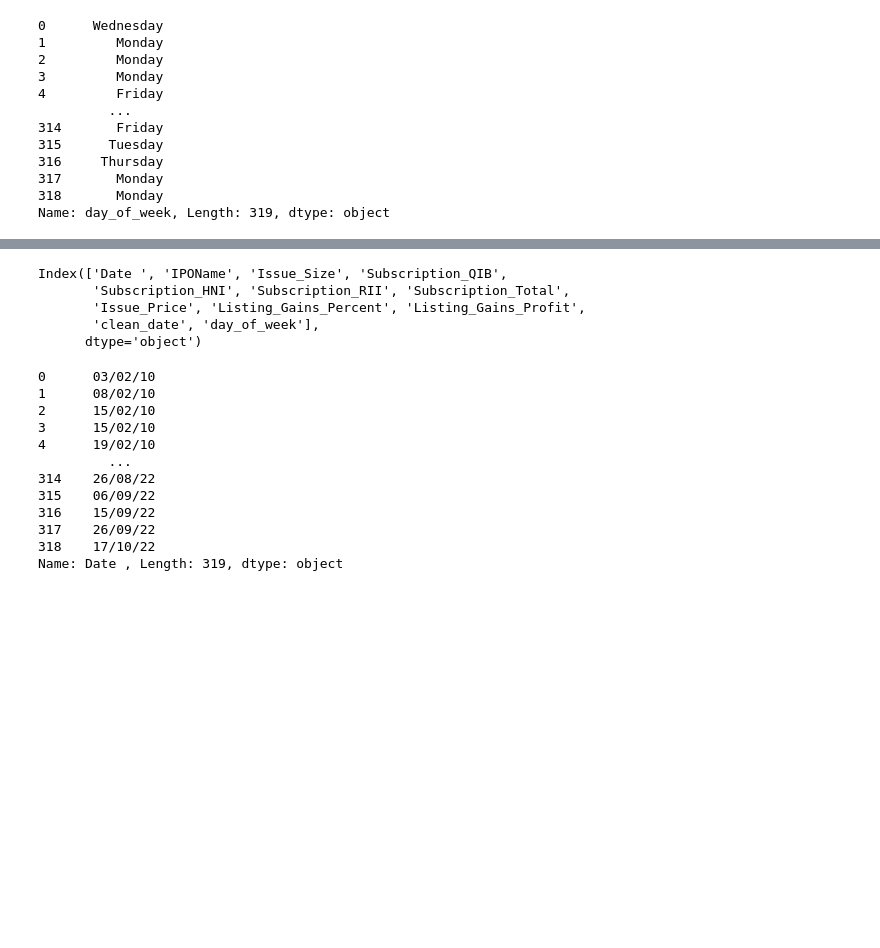
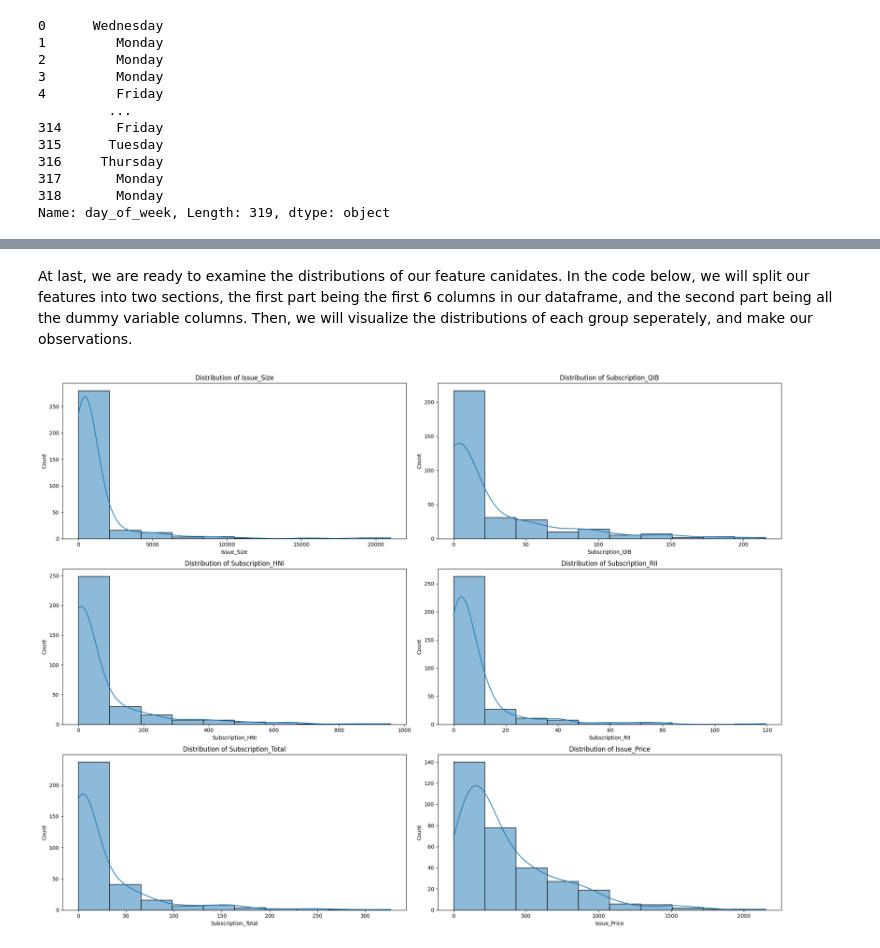
Before and after one commit to GloriannaS/ipo-market-gains, a Jupyter notebook: IPO Market Gains.ipynb, the cells around one changed output, grey strips where cells are left out. Saved outputs shown, nothing was run; the diff lists cells and outputs as text; code cells hidden in the pictures; blank space fills up the shorter version.

```diff
--- a/IPO Market Gains.ipynb
+++ b/IPO Market Gains.ipynb
@@ -166 +192,3 @@ df['day_of_week'] = pd.to_datetime(df['clean_date']).dt.day_name()
+# %%
+df_clean['day_of_week'] = df_clean['clean_date'].dt.day_name()
 # %%
@@ -178,3 +206,5 @@ df['day_of_week']
 317       Monday
 318       Monday
 Name: day_of_week, Length: 319, dtype: object
+# %%
+df_clean['month_of_year'] = df_clean['clean_date'].dt.month_name()
@@ -180,0 +245,5 @@ Name: day_of_week, Length: 319, dtype: object
+# %%
+# Reorganizing the columns
+new_order = ['Issue_Size', 'Subscription_QIB', 'Subscription_HNI', 'Subscription_RII', 'Subscription_Total', 'Issue_Price', 'Listing_Gains_Percent', 'Listing_Gains_Profit', '_Monday', '_Tuesday', '_Wednesday', '_Thursday', '_Friday', '_January', '_February', '_March', '_April', '_May', '_June', '_July', '_August', '_September', '_October', '_November', '_December']
+
+df_clean = df_clean.reindex(columns=new_order)
@@ -181 +252,3 @@ Name: day_of_week, Length: 319, dtype: object
+# %%
+df_clean = df_clean.drop(columns=['Listing_Gains_Percent'])
 # %%
@@ -205,23 +270,0 @@ pd.reset_option('display.max_rows')
-# %%
-df.columns
-# %% [output]
-Index(['Date ', 'IPOName', 'Issue_Size', 'Subscription_QIB',
-       'Subscription_HNI', 'Subscription_RII', 'Subscription_Total',
-       'Issue_Price', 'Listing_Gains_Percent', 'Listing_Gains_Profit',
-       'clean_date', 'day_of_week'],
-      dtype='object')
-# %%
-df['Date ']
-# %% [output]
-0      03/02/10
-1      08/02/10
-2      15/02/10
-3      15/02/10
-4      19/02/10
-         ...
-314    26/08/22
-315    06/09/22
-316    15/09/22
-317    26/09/22
-318    17/10/22
-Name: Date , Length: 319, dtype: object
@@ -227,0 +273,27 @@ Name: Date , Length: 319, dtype: object
+# %% [markdown]
+At last, we are ready to examine the distributions of our feature canidates. In the code below, we will split our features into two sections, the first part being the first 6 columns in our dataframe, and the second part being all the dummy variable columns. Then, we will visualize the distributions of each group seperately, and make our observations.
+# %%
+distribution_pt1 = df_clean[['Issue_Size', 'Subscription_QIB', 'Subscription_HNI', 'Subscription_RII', 'Subscription_Total', 'Issue_Price']]
+
+n_rows = 3
+n_cols = 2
+
+# generating first group distribution visualization
+fig, axes = plt.subplots(n_rows, n_cols, figsize=(20, 15))
+axes = axes.flatten()
+
+for i, col in enumerate(distribution_pt1.columns):
+    if distribution_pt1[col].dtype == 'object' or distribution_pt1[col].nunique() < 6:  # Check for categorical data
+        sns.countplot(data=distribution_pt1, x=col, ax=axes[i])
+    else:
+        sns.histplot(data=distribution_pt1, x=col, ax=axes[i], bins=10, kde=True)
+
+    axes[i].set_title(f'Distribution of {col}')
+
+for j in range(i + 1, n_rows * n_cols):
+    axes[j].axis('off')
+
+plt.tight_layout()
+plt.show()
+# %% [output]
+[figure, added]
```
Also changed, not shown: parts of 22 cells of this notebook.
